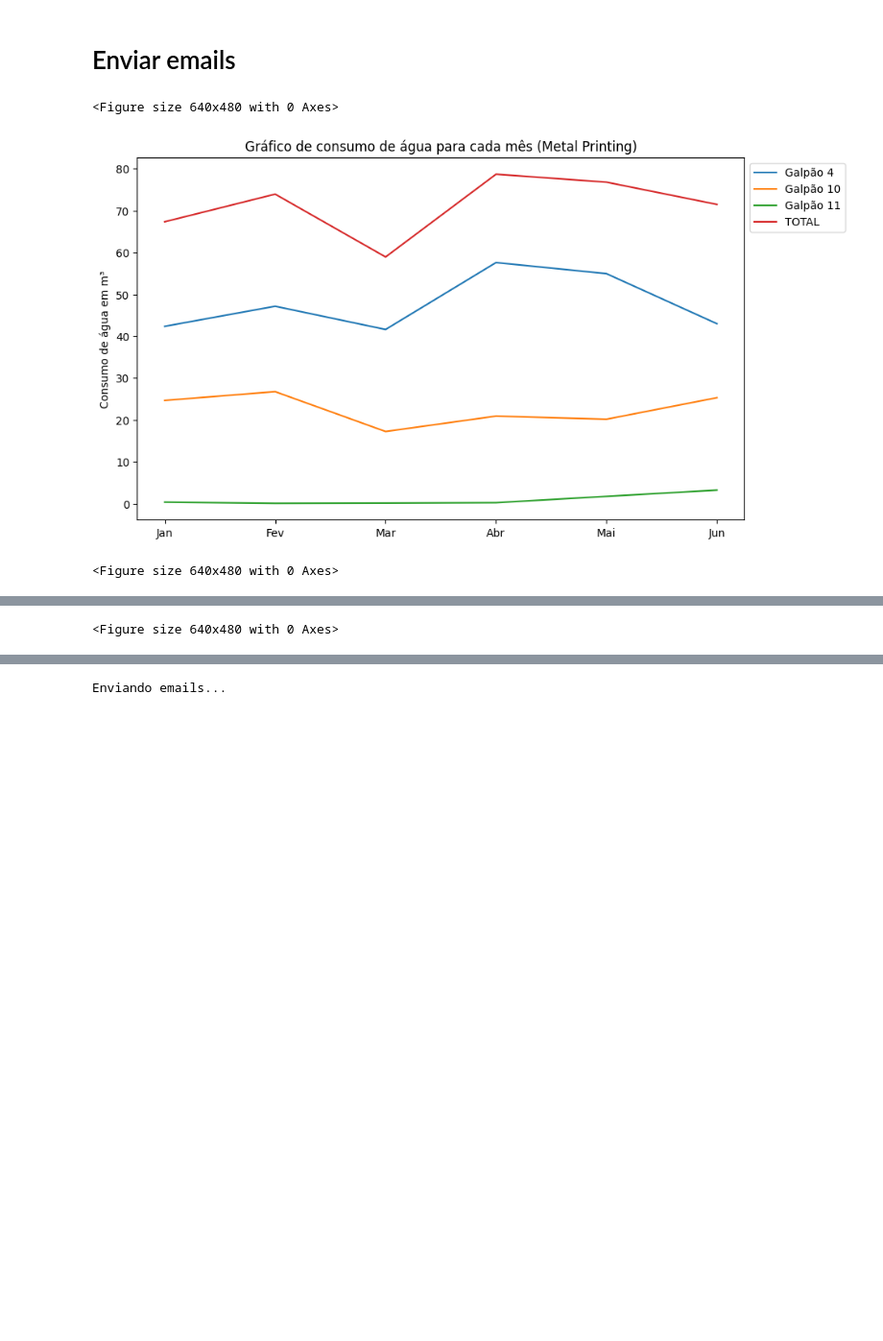
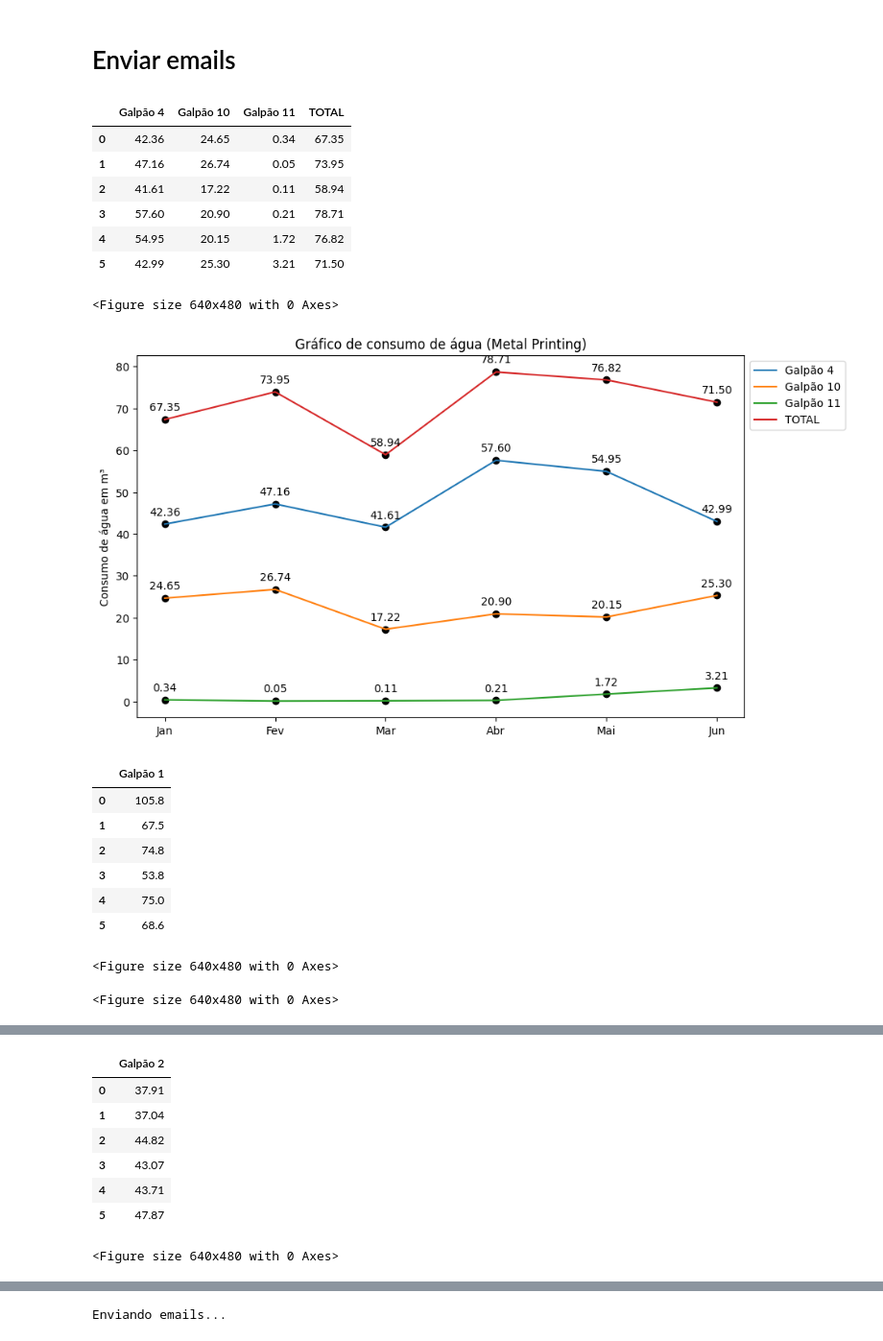
Before and after one commit to ggsv06/Condominio, a Jupyter notebook: main pre-release.ipynb, the cells around one changed output, grey strips where cells are left out. Shown at 96% size. Cells and saved outputs as stored; diff of their text form; code cells hidden in the pictures; blank space fills up the shorter version.

Commit message:
dot graph

```diff
--- a/main pre-release.ipynb
+++ b/main pre-release.ipynb
@@ -325,14 +325,40 @@ for df, comp in zip(lst_df_empresas, lst_empresa):
     df_para_grafico = df_para_grafico.drop('Galpões', axis=1)
     df_para_grafico = df_para_grafico.T
     df_para_grafico.index = range(len(lst_meses_uteis))
-
+    display(df_para_grafico)
 
     # Step 2: Create a graph using Matplotlib
     plt.figure()
     df_para_grafico.plot(kind='line')
-    plt.title(f'Gráfico de consumo de água para cada mês ({comp})')
+
+
+
+
+
+     # Add dots on the line V1.2.2
+
+    for i, col in enumerate(df_para_grafico.columns.tolist()):
+        plt.scatter(df_para_grafico.index, df_para_grafico.iloc[:, i], color='black')
+
+    # Calculate the overall range of the y-axis
+    overall_min = df_para_grafico.min().min()
+    overall_max = df_para_grafico.max().max()
+    overall_range = overall_max - overall_min
+    offset = overall_range * 0.02  # Adjust this value as needed for consistent offset
+
+    for j, col in enumerate(df_para_grafico.columns.tolist()):
+        for i, value in enumerate(df_para_grafico.iloc[:, j]):
+            plt.text(df_para_grafico.index[i], value + offset, f'{value:.2f}', ha='center', va='bottom')
+
+
+
+
+
+
+    plt.title(f'Gráfico de consumo de água ({comp})')
     plt.ylabel('Consumo de água em m³')
     plt.xticks(df_para_grafico.index.tolist(), lst_meses_uteis)
+
 
     # Place the legend outside the plot area
     plt.legend(loc='upper left', bbox_to_anchor=(1.0, 1.0))
@@ -368,32 +394,47 @@ for df, comp in zip(lst_df_empresas, lst_empresa):
         ('BACKGROUND', (0, 0), (-1, 0), colors.grey),
         ('TEXTCOLOR', (0, 0), (-1, 0), colors.whitesmoke),
         ('ALIGN', (0, 0), (-1, -1), 'CENTER'),
         ('FONTNAME', (0, 0), (-1, 0), 'Helvetica-Bold'),
         ('BOTTOMPADDING', (0, 0), (-1, 0), 12),
         ('BACKGROUND', (0, 1), (-1, -1), colors.beige),
         ('GRID', (0, 0), (-1, -1), 1, colors.black),
     ]))
     elements.append(table)
 
     # Add a spacer for better spacing between table and graph
     elements.append(Spacer(1, 0.5 * inch))  # Adjust the space as needed
 
     # Add the graph image to the PDF
     graph_image = Image(graph_buffer)
     graph_image.drawHeight = 6 * inch
     graph_image.drawWidth = 15 * inch
     elements.append(graph_image)
 
 
 
     # Build the PDF
     pdf.build(elements)
     pdf_buffer.seek(0)
 
     # Save the PDF to a file
     with open(f'compartilhamento pdf\{comp} - {ano}.pdf', 'wb') as f:
         f.write(pdf_buffer.read())
 # %% [output]
+|  | Galpão 4 | Galpão 10 | Galpão 11 | TOTAL |
+| 0 | 42.36 | 24.65 | 0.34 | 67.35 |
+| 1 | 47.16 | 26.74 | 0.05 | 73.95 |
+| 2 | 41.61 | 17.22 | 0.11 | 58.94 |
+| 3 | 57.60 | 20.90 | 0.21 | 78.71 |
+| 4 | 54.95 | 20.15 | 1.72 | 76.82 |
+| 5 | 42.99 | 25.30 | 3.21 | 71.50 |
 <Figure size 640x480 with 0 Axes>
-[figure, old version]
+[figure, new version]
+|  | Galpão 1 |
+| 0 | 105.8 |
+| 1 | 67.5 |
+| 2 | 74.8 |
+| 3 | 53.8 |
+| 4 | 75.0 |
+| 5 | 68.6 |
 <Figure size 640x480 with 0 Axes>
+<Figure size 640x480 with 0 Axes>
@@ -401 +442,8 @@ for df, comp in zip(lst_df_empresas, lst_empresa):
-<Figure size 640x480 with 0 Axes>
+|  | Galpão 2 |
+| 0 | 37.91 |
+| 1 | 37.04 |
+| 2 | 44.82 |
+| 3 | 43.07 |
+| 4 | 43.71 |
+| 5 | 47.87 |
+<Figure size 640x480 with 0 Axes>
```
Also changed, not shown: parts of 4 cells of this notebook, 10 other files.
